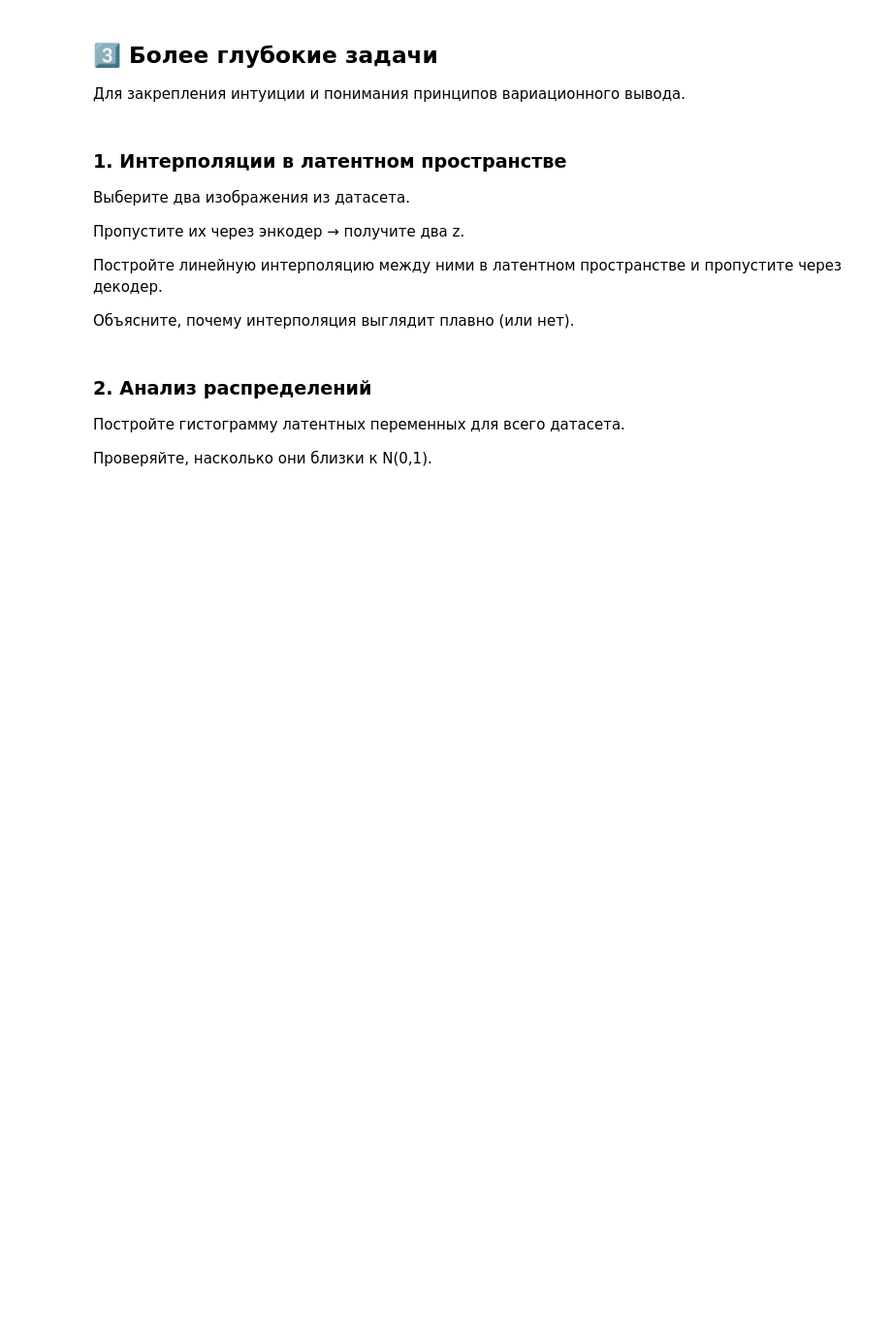
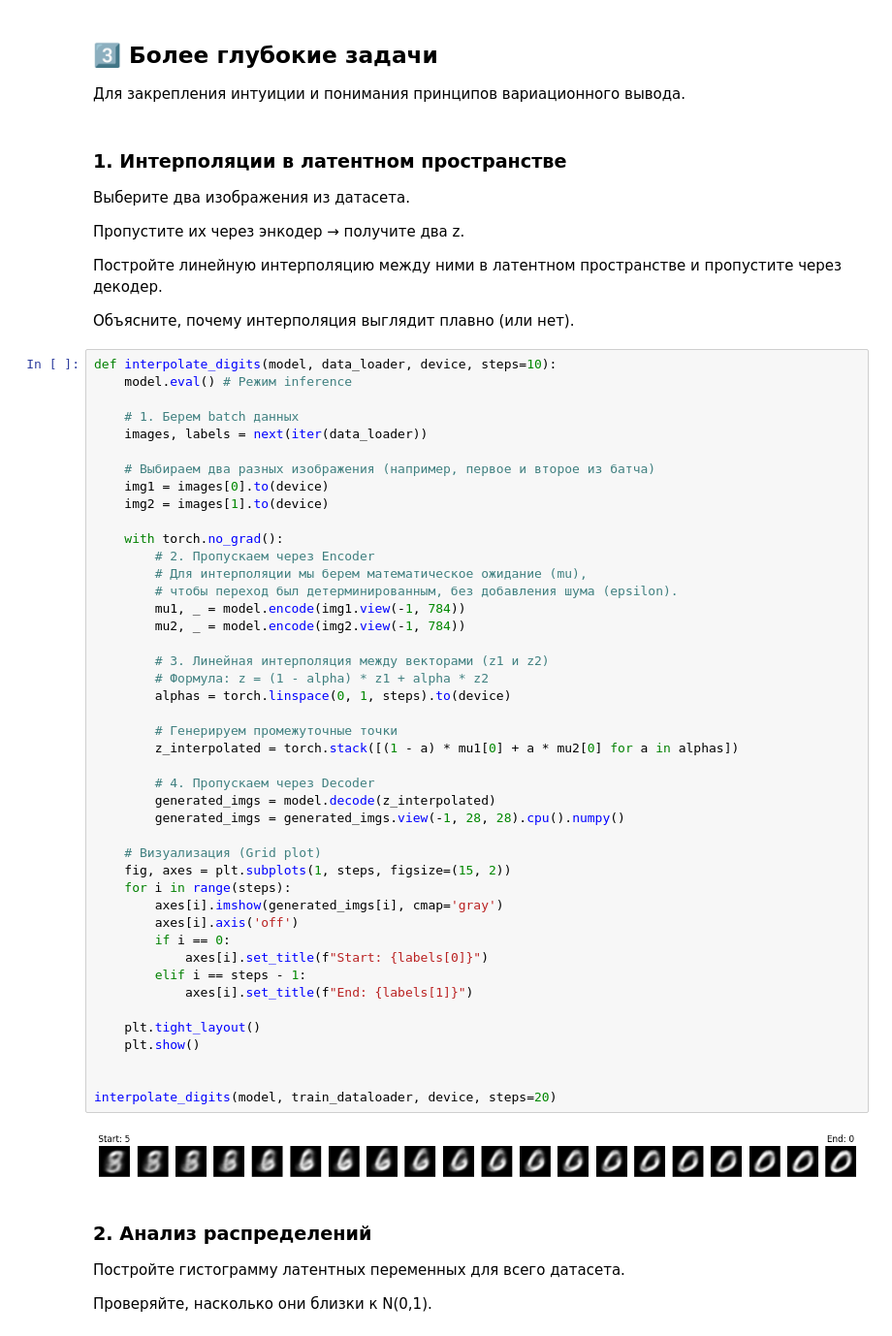
Before and after one commit to ZED-or-ZERO/Notes-on-ML-Courses., a Jupyter notebook: ML Course from ItechResearch/Lecture Tasks/Lecture_17.ipynb, the cells around one changed output. Shown at 97% size. Cells and saved outputs as stored; diff of their text form; blank space fills up the shorter version.

```diff
--- a/ML Course from ItechResearch/Lecture Tasks/Lecture_17.ipynb
+++ b/ML Course from ItechResearch/Lecture Tasks/Lecture_17.ipynb
@@ -348,6 +342,52 @@ with torch.no_grad():
 Постройте линейную интерполяцию между ними в латентном пространстве и пропустите через декодер.
 
 Объясните, почему интерполяция выглядит плавно (или нет).
+# %%
+def interpolate_digits(model, data_loader, device, steps=10):
+    model.eval() # Режим inference
+
+    # 1. Берем batch данных
+    images, labels = next(iter(data_loader))
+
+    # Выбираем два разных изображения (например, первое и второе из батча)
+    img1 = images[0].to(device)
+    img2 = images[1].to(device)
+
+    with torch.no_grad():
+        # 2. Пропускаем через Encoder
+        # Для интерполяции мы берем математическое ожидание (mu),
+        # чтобы переход был детерминированным, без добавления шума (epsilon).
+        mu1, _ = model.encode(img1.view(-1, 784))
+        mu2, _ = model.encode(img2.view(-1, 784))
+
+        # 3. Линейная интерполяция между векторами (z1 и z2)
+        # Формула: z = (1 - alpha) * z1 + alpha * z2
+        alphas = torch.linspace(0, 1, steps).to(device)
+
+        # Генерируем промежуточные точки
+        z_interpolated = torch.stack([(1 - a) * mu1[0] + a * mu2[0] for a in alphas])
+
+        # 4. Пропускаем через Decoder
+        generated_imgs = model.decode(z_interpolated)
+        generated_imgs = generated_imgs.view(-1, 28, 28).cpu().numpy()
+
+    # Визуализация (Grid plot)
+    fig, axes = plt.subplots(1, steps, figsize=(15, 2))
+    for i in range(steps):
+        axes[i].imshow(generated_imgs[i], cmap='gray')
+        axes[i].axis('off')
+        if i == 0:
+            axes[i].set_title(f"Start: {labels[0]}")
+        elif i == steps - 1:
+            axes[i].set_title(f"End: {labels[1]}")
+
+    plt.tight_layout()
+    plt.show()
+
+
+interpolate_digits(model, train_dataloader, device, steps=20)
+# %% [output]
+[figure, added]
 # %% [markdown]
 ### 2. Анализ распределений
 
```
Also changed, not shown: parts of 12 cells of this notebook, 11 other files.
